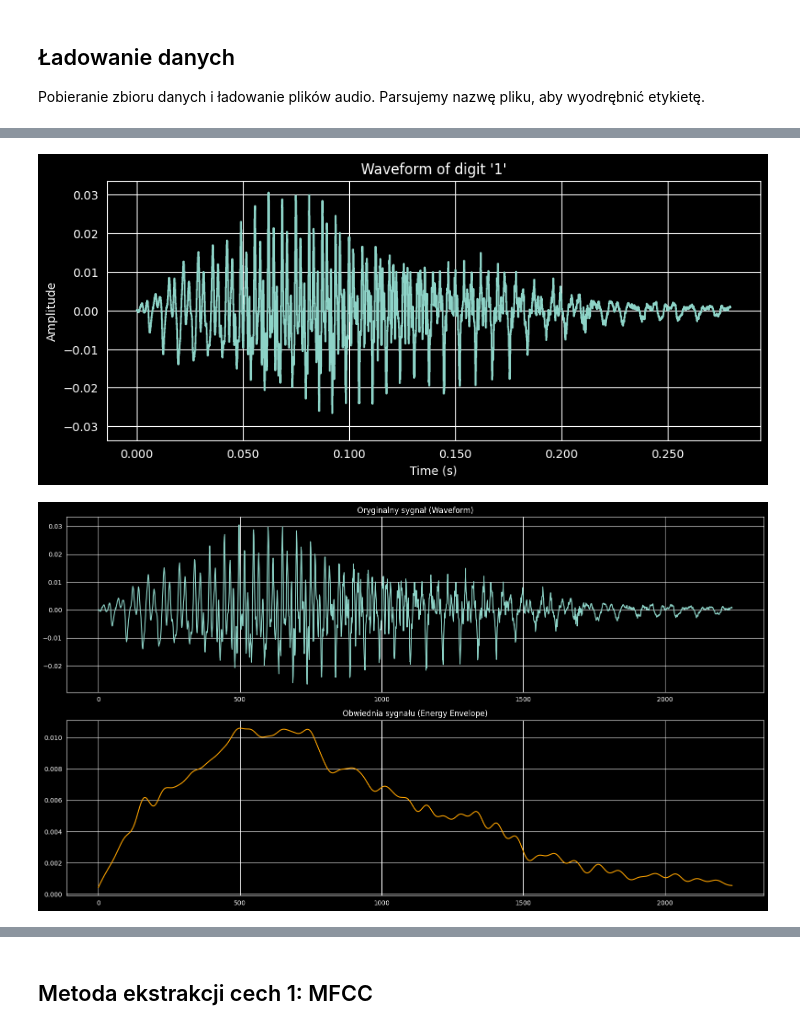
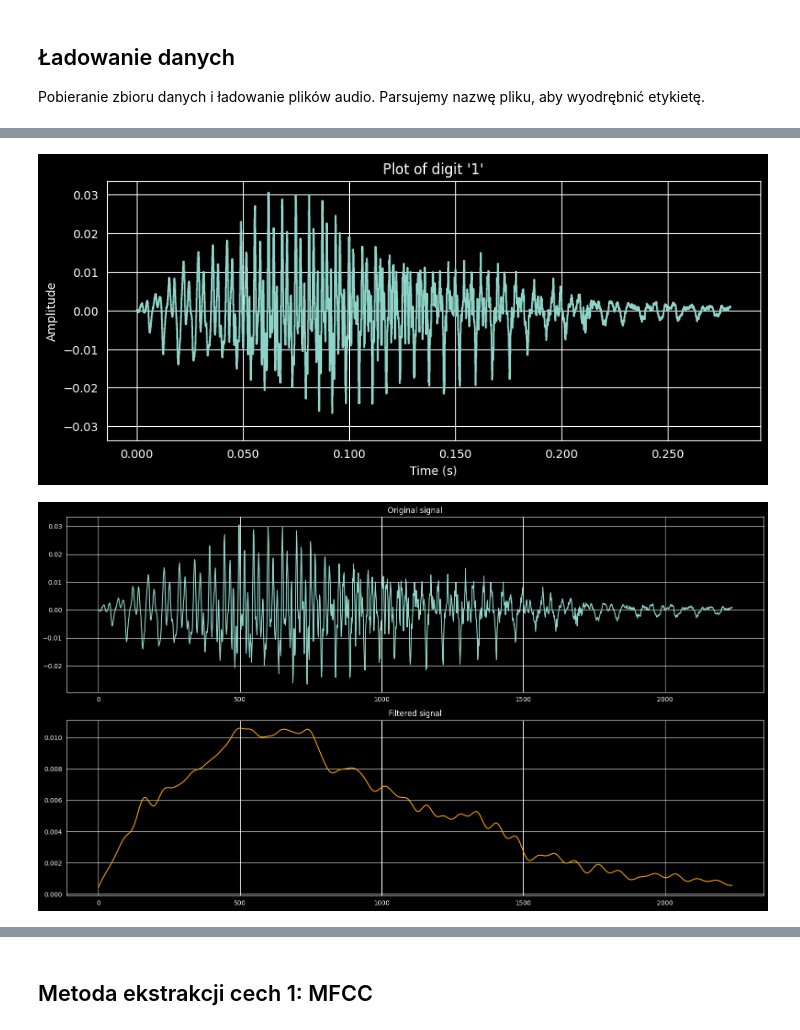
Before and after one commit to micichocki/zmum_project2, a Jupyter notebook: main.ipynb, the cells around one changed output, grey strips where cells are left out. Saved outputs shown, nothing was run; the diff lists cells and outputs as text; code cells hidden in the pictures.

```diff
--- a/main.ipynb
+++ b/main.ipynb
@@ -37,6 +39,7 @@ files = glob.glob(os.path.join(recordings_path, "*.wav"))
 data = []
 labels = []
 max_len = 0
+max_len_in_seconds = 0
 
 for f in files:
     filename = os.path.basename(f)
@@ -50,8 +53,10 @@ for f in files:
     if len(y) > max_len:
         max_len = len(y)
 
+    max_len_in_seconds = max_len / sr
+
 
 print(f"Loaded {len(data)} files.")
-print(f"Maximum audio length: {max_len} samples.")
+print(f"Maximum audio length: {max_len} samples and {max_len_in_seconds:.2f} seconds.")
 # %% [output]
 Loaded 3000 files.
@@ -59,37 +80,37 @@ Maximum audio length: 18262 samples.
 # %%
 plt.figure(figsize=(10, 4))
 librosa.display.waveshow(data[0], sr=8000)
-plt.title(f"Waveform of digit '{labels[0]}'")
+plt.title(f"Plot of digit '{labels[0]}'")
 plt.xlabel("Time (s)")
 plt.ylabel("Amplitude")
 plt.show()
 # %% [output]
-[figure, old version]
+[figure, new version]
 # %%
 def apply_butter_filter(data, cutoff, fs, filter_type, order=5):
     nyq = 0.5 * fs
     normal_cutoff = cutoff / nyq
     b, a = butter(order, normal_cutoff, btype=filter_type, analog=False)
     return filtfilt(b, a, data)
 
 clean_signal = apply_butter_filter(data[0], 30, 8000, 'high')
 
 rectified_signal = np.abs(clean_signal)
 
 final_envelope = apply_butter_filter(rectified_signal, 100, 8000, 'low')
 
 fig, axs = plt.subplots(2, 1, figsize=(16, 9))
 
 axs[0].plot(data[0])
-axs[0].set_title("Oryginalny sygnał (Waveform)")
+axs[0].set_title("Original signal")
 
 axs[1].plot(final_envelope, color='orange')
-axs[1].set_title("Obwiednia sygnału (Energy Envelope)")
+axs[1].set_title("Filtered signal")
 
 plt.tight_layout()
 plt.show()
 # %% [output]
-[figure, old version]
+[figure, new version]
 # %%
 from IPython.display import Audio, display
 
```
Also changed, not shown: parts of 4 cells of this notebook, 2 other files.
